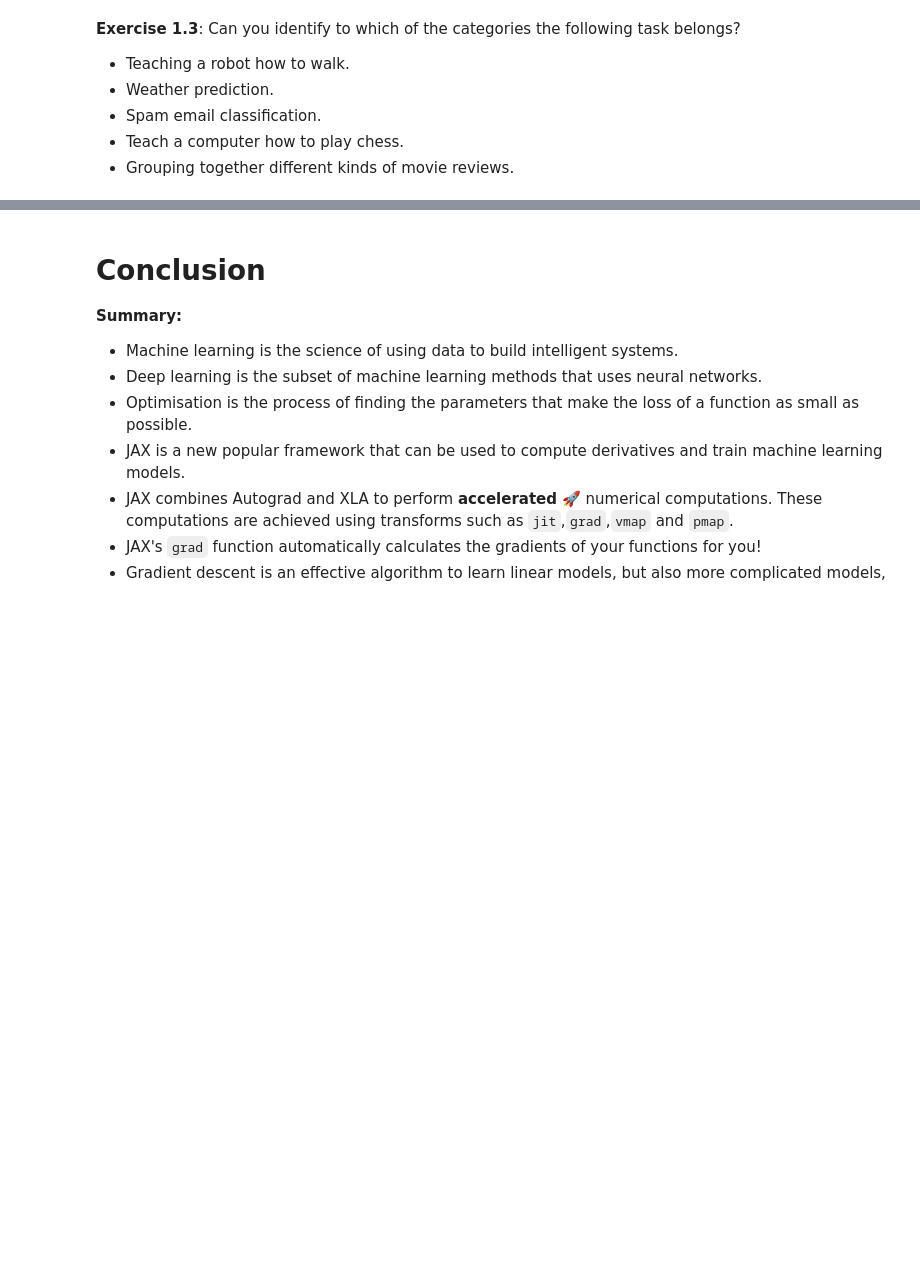
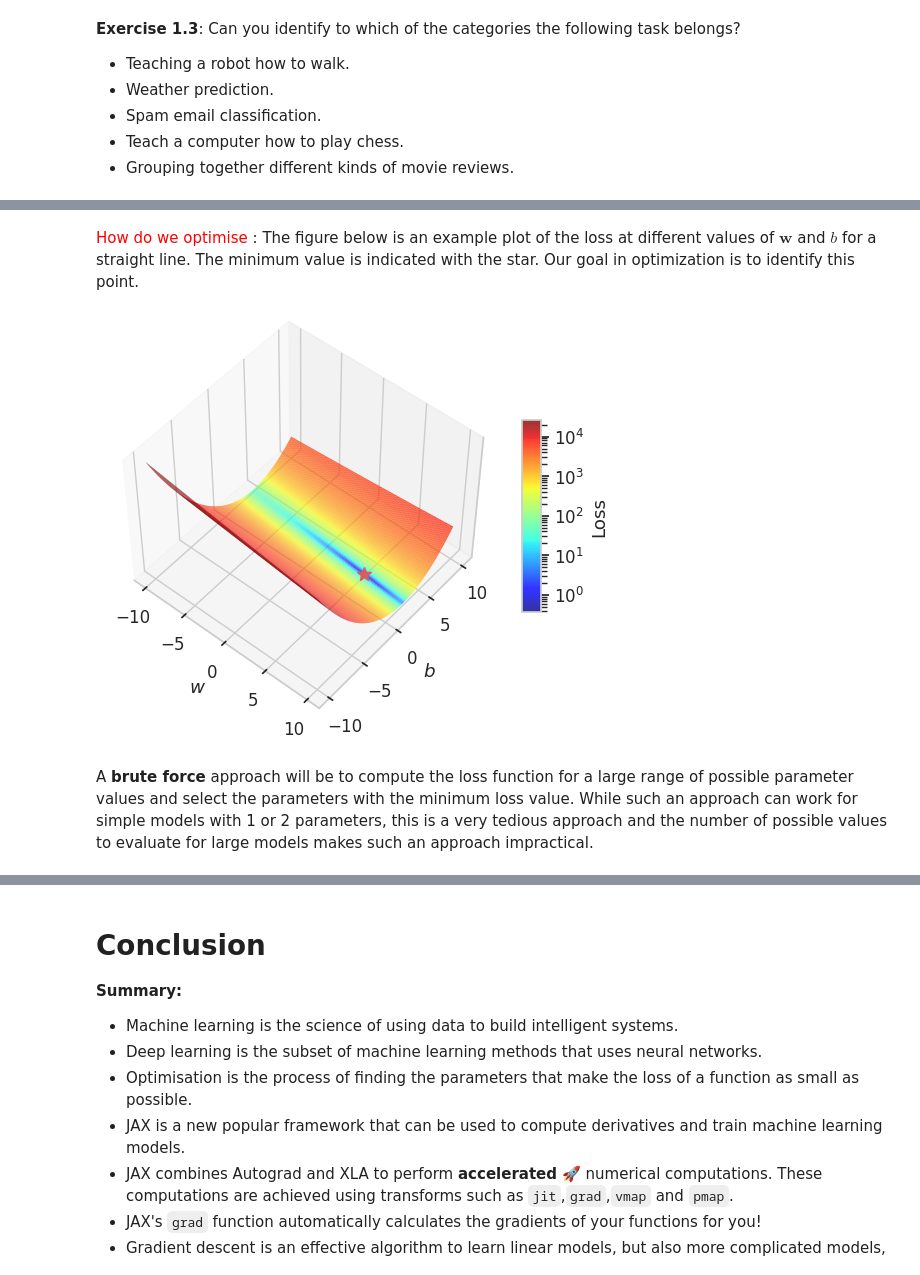
Before and after one commit to deep-learning-indaba/indaba-pracs-2025, a Jupyter notebook: Introduction_to_Deep_Learning.ipynb, the cells around one changed output, grey strips where cells are left out. Cells and saved outputs as stored; diff of their text form; code cells hidden in the pictures; blank space fills up the shorter version.

```diff
--- a/Introduction_to_Deep_Learning.ipynb
+++ b/Introduction_to_Deep_Learning.ipynb
@@ -475,0 +739,56 @@ Congratulations, we've just trained a machine learning model for classification
+# %% [markdown]
+<font color='red'> How do we optimise </font>: The figure below is an example plot of the loss at different values of $\mathbf{w}$ and $b$ for a straight line. The minimum value is indicated with the star. Our goal in optimization is to identify this point.
+# %%
+# @title Helper code (to visualise loss landscape)
+# Define the loss function (Mean Squared Error)
+from matplotlib.colors import LogNorm
+
+def loss_function(y_true, y_pred):
+    return np.mean((y_true - y_pred) ** 2)
+
+# Create a grid of weight (slope) and bias (intercept) values
+weight_values = np.linspace(-10, 10, 200)
+bias_values = np.linspace(-10, 10, 200)
+weight_grid, bias_grid = np.meshgrid(weight_values, bias_values)
+
+# Generate random data points for demonstration
+np.random.seed(0)
+x = np.linspace(0, 20, 200)
+y_true = 3 * x + 5 + 0.1 * np.random.normal(0, 1, 200)
+# use y_min = mx+c again to simulate the predicted values
+y_min = 3*x + 5
+minima = np.array([5, 3])
+loss_min = loss_function(y_true, y_min)
+
+# Compute the loss for each combination of weight and bias values
+loss_grid = np.zeros_like(weight_grid)
+for i in range(len(weight_values)):
+    for j in range(len(bias_values)):
+        y_pred = weight_values[i] * x + bias_values[j]
+        loss_grid[i, j] = loss_function(y_true, y_pred)
+
+# Plot the Loss Grid
+fig = plt.figure(figsize=(8, 5))
+ax = plt.axes(projection='3d', elev=50, azim=-50)
+
+surf = ax.plot_surface(weight_grid, bias_grid, loss_grid, norm=LogNorm(), rstride=1, cstride=1,
+                edgecolor='none', alpha=.8, cmap=plt.cm.jet)
+ax.plot(*minima, loss_min, 'r*', markersize=10)
+
+ax.set_xlabel('$w$')
+ax.set_ylabel('$b$')
+# Remove z-axis ticks and labels
+ax.set_zticks([])
+ax.set_zticklabels([])
+
+# Add color bar for reference
+cbar = plt.colorbar(surf, shrink=0.5, aspect=10)
+cbar.ax.set_ylabel('Loss')
+
+# ax.set_xlim((xmin, xmax))
+# ax.set_ylim((ymin, ymax))
+plt.show()
+# %% [output]
+[figure, added]
+# %% [markdown]
+A **brute force** approach will be to compute the loss function for a large range of possible parameter values and select the parameters with the minimum loss value. While such an approach can work for simple models with 1 or 2 parameters, this is a very tedious approach and the number of possible values to evaluate for large models makes such an approach impractical.
```
Also changed, not shown: parts of 105 cells of this notebook, 1 other file.
